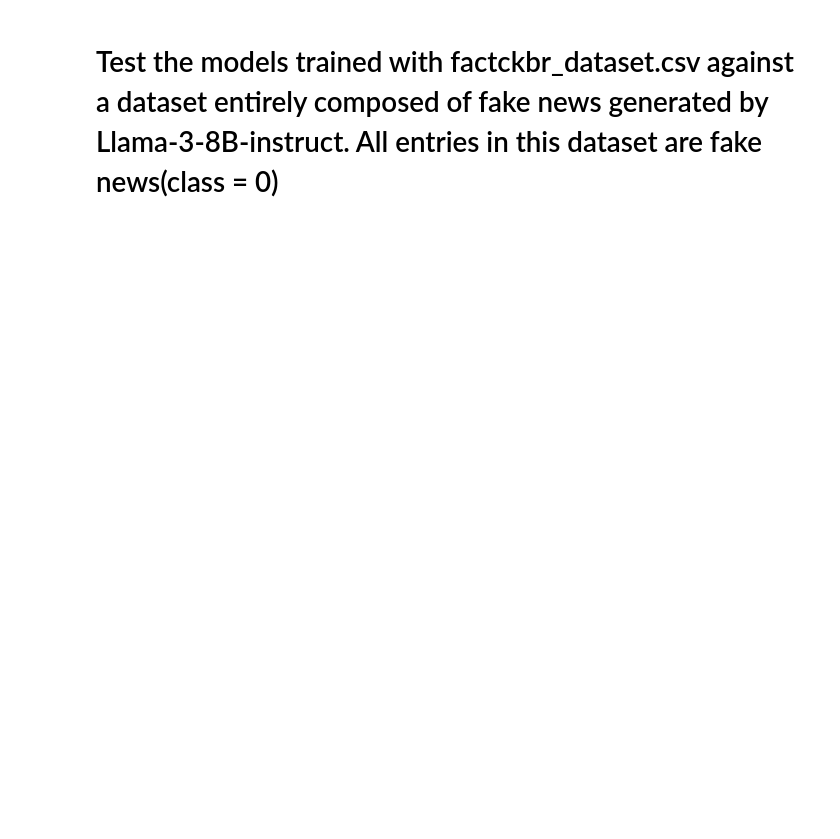
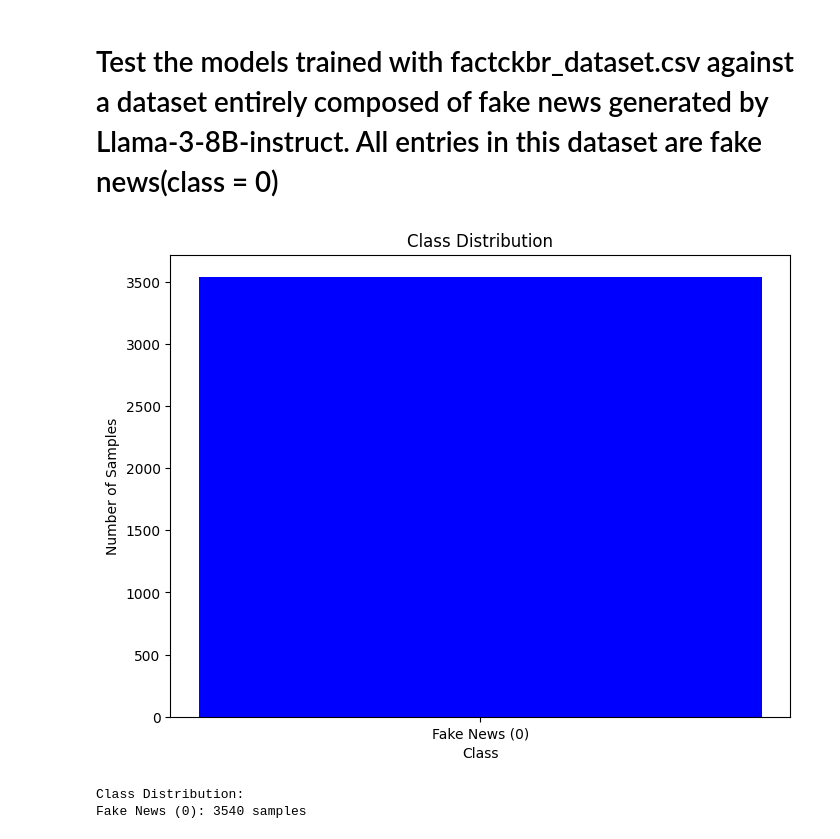
Before and after one commit to vncsstcc/msc_project, a Jupyter notebook: factckbr_analysis/factckbr_analysis.ipynb, the cells around one changed output. Cells and saved outputs as stored; diff of their text form; code cells hidden in the pictures; blank space fills up the shorter version.

```diff
--- a/factckbr_analysis/factckbr_analysis.ipynb
+++ b/factckbr_analysis/factckbr_analysis.ipynb
@@ -238,19 +239,27 @@ def plot_class_balance(df):
     # Get the count of each class
     class_counts = df['class'].value_counts()
 
+    # Mapping for class labels
+    class_labels = {0: 'Fake News (0)', 1: 'Real News (1)'}
+
+    # Prepare labels and values for plotting
+    labels = [class_labels.get(cls, f'Class {cls}') for cls in class_counts.index]
+    values = class_counts.values
+
     # Plotting the class distribution
     plt.figure(figsize=(8, 6))
-    plt.bar(class_counts.index, class_counts.values, color=['blue', 'orange'])
+    plt.bar(labels, values, color=['blue', 'orange'][:len(class_counts)])
     plt.xlabel('Class')
     plt.ylabel('Number of Samples')
     plt.title('Class Distribution')
-    plt.xticks(class_counts.index, ['Fake News (0)', 'Real News (1)'])
+    plt.xticks(rotation=0)
     plt.show()
 
     # Print the exact numbers
     print("Class Distribution:")
     for cls, count in class_counts.items():
-        print(f"Class {cls}: {count} samples")
+        label = class_labels.get(cls, f'Class {cls}')
+        print(f"{label}: {count} samples")
 
 def plot_class_distribution(y_train, y_test):
     # Get the count of each class in y_train and y_test
@@ -570,4 +585,10 @@ llama_fake_news_test_data_path = './dataset/llm_dataset/fake_news_llama_3_8b_ins
 llama_fake_news_test_data = load_and_preprocess_data(llama_fake_news_test_data_path)
+# %%
+plot_class_balance(llama_fake_news_test_data)
+# %% [output]
+[figure, added]
+Class Distribution:
+Fake News (0): 3540 samples
 # %%
 # Vectorize the new text data using the saved vectorizer
 vectorizer = joblib.load(VECTOR_FILEPATH)
```
Also changed, not shown: parts of 7 cells of this notebook, 53 other files.
